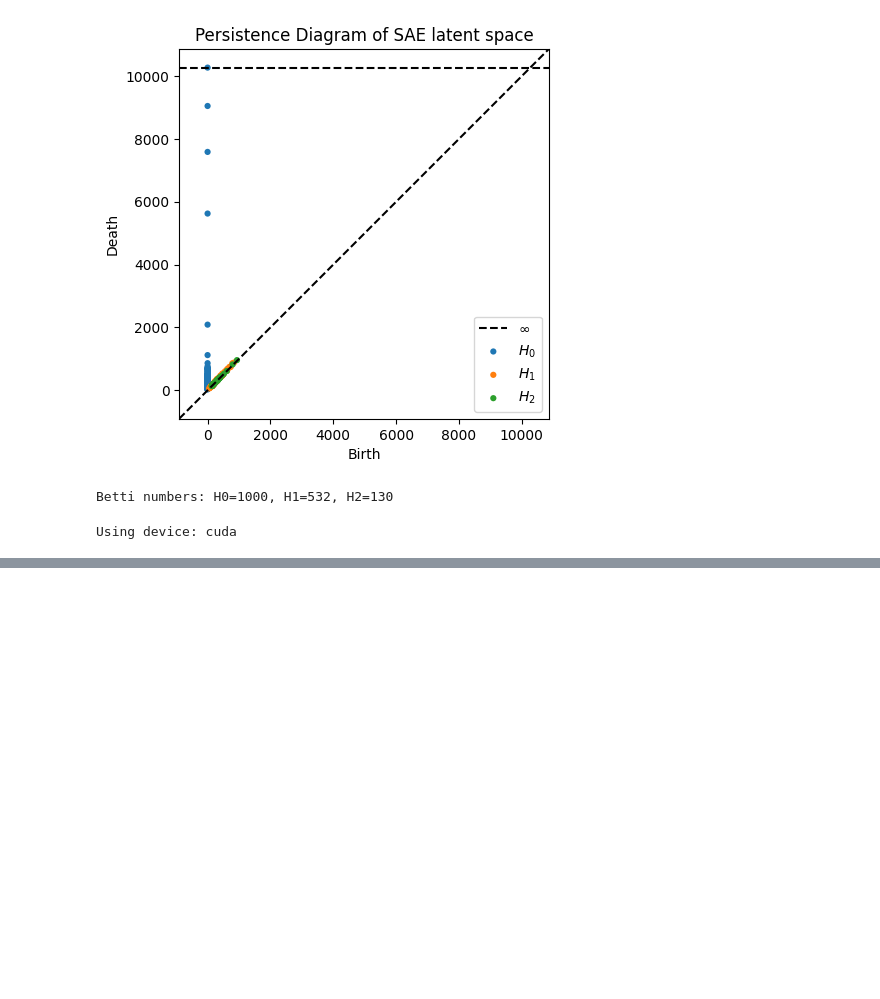
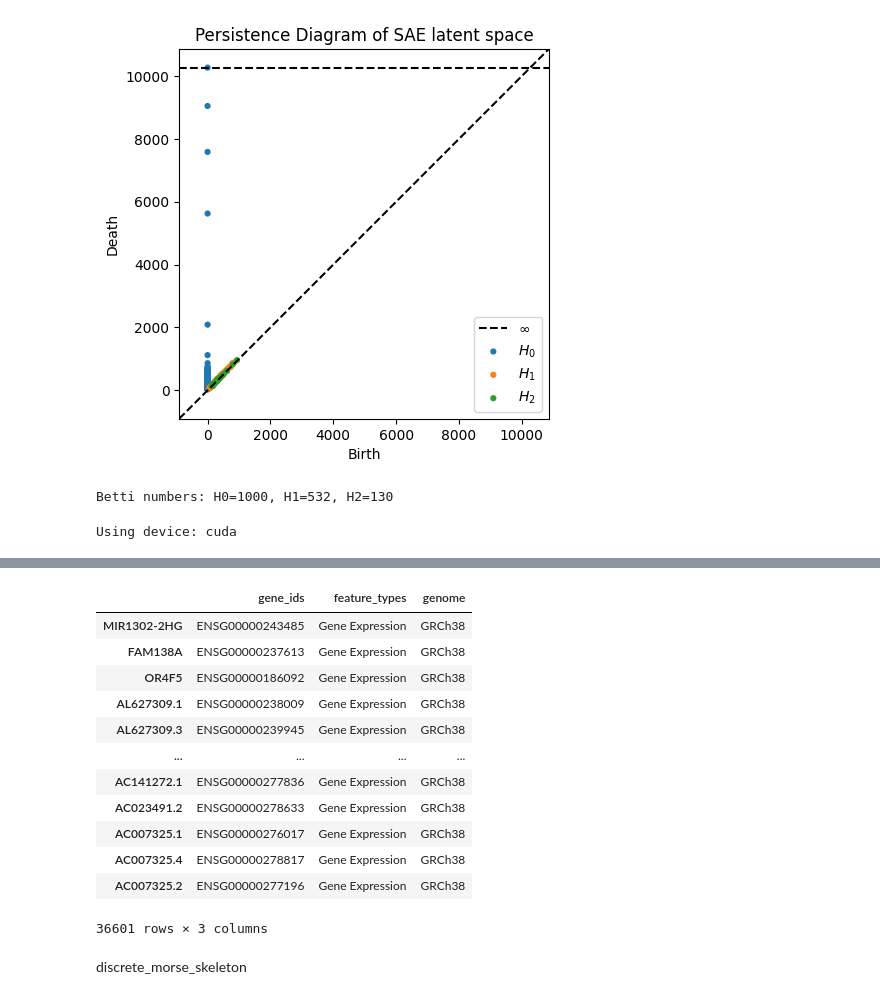
Before and after one commit to Kaf1018Zhang/Topo_Persp_Repr_SAE, a Jupyter notebook: test.ipynb, the cells around one changed output, grey strips where cells are left out. Cells and saved outputs as stored; diff of their text form; code cells hidden in the pictures; blank space fills up the shorter version.

```diff
--- a/test.ipynb
+++ b/test.ipynb
@@ -379,0 +406,16 @@ display(df_betti)
+# %%
+adata.var
+# %% [output]
+|  | gene_ids | feature_types | genome |
+| MIR1302-2HG | ENSG00000243485 | Gene Expression | GRCh38 |
+| FAM138A | ENSG00000237613 | Gene Expression | GRCh38 |
+| OR4F5 | ENSG00000186092 | Gene Expression | GRCh38 |
+| AL627309.1 | ENSG00000238009 | Gene Expression | GRCh38 |
+| AL627309.3 | ENSG00000239945 | Gene Expression | GRCh38 |
+| ... | ... | ... | ... |
+| AC141272.1 | ENSG00000277836 | Gene Expression | GRCh38 |
+| AC023491.2 | ENSG00000278633 | Gene Expression | GRCh38 |
+| AC007325.1 | ENSG00000276017 | Gene Expression | GRCh38 |
+| AC007325.4 | ENSG00000278817 | Gene Expression | GRCh38 |
+| AC007325.2 | ENSG00000277196 | Gene Expression | GRCh38 |
+36601 rows × 3 columns
@@ -379,0 +424,2 @@ display(df_betti)
+# %% [markdown]
+discrete_morse_skeleton
```
Also changed, not shown: parts of 12 cells of this notebook, 5 other files.
